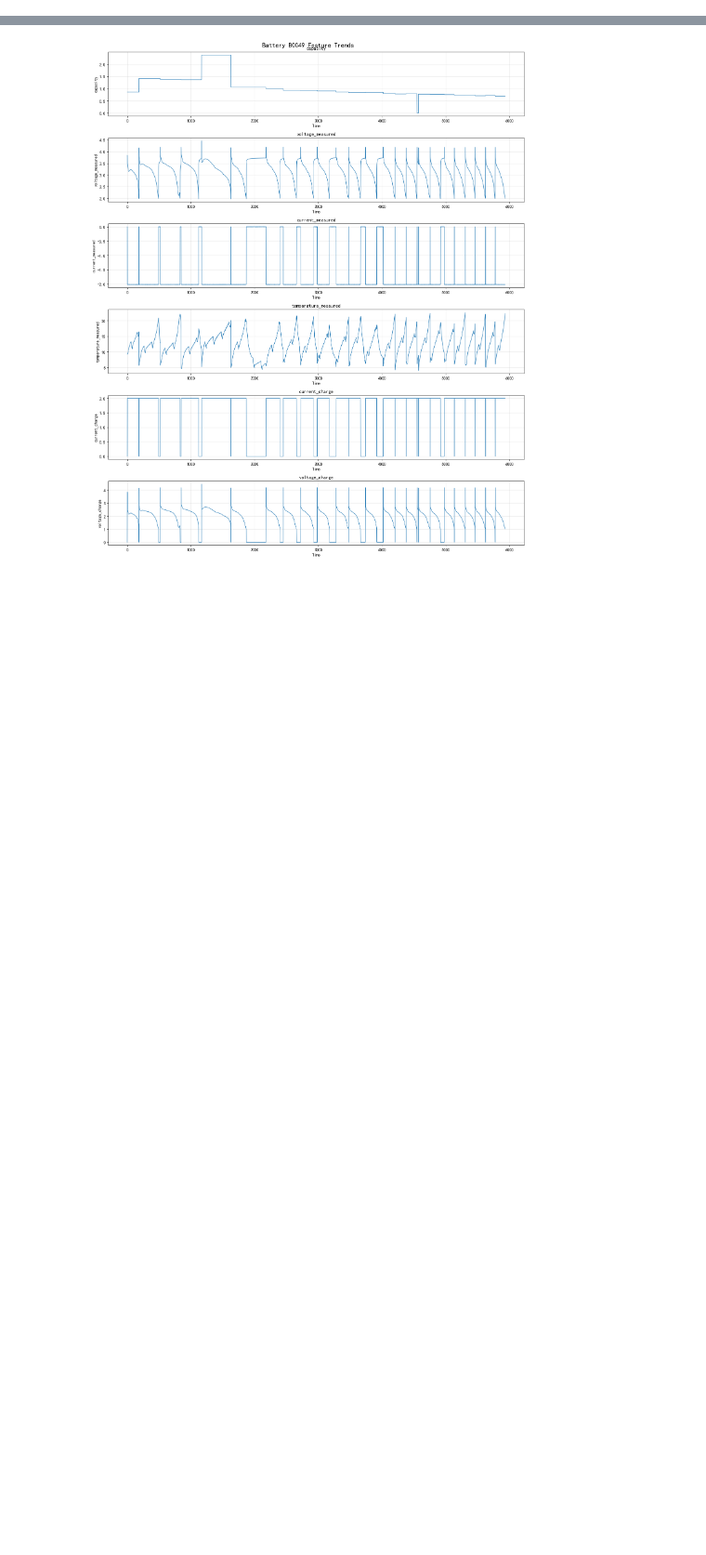
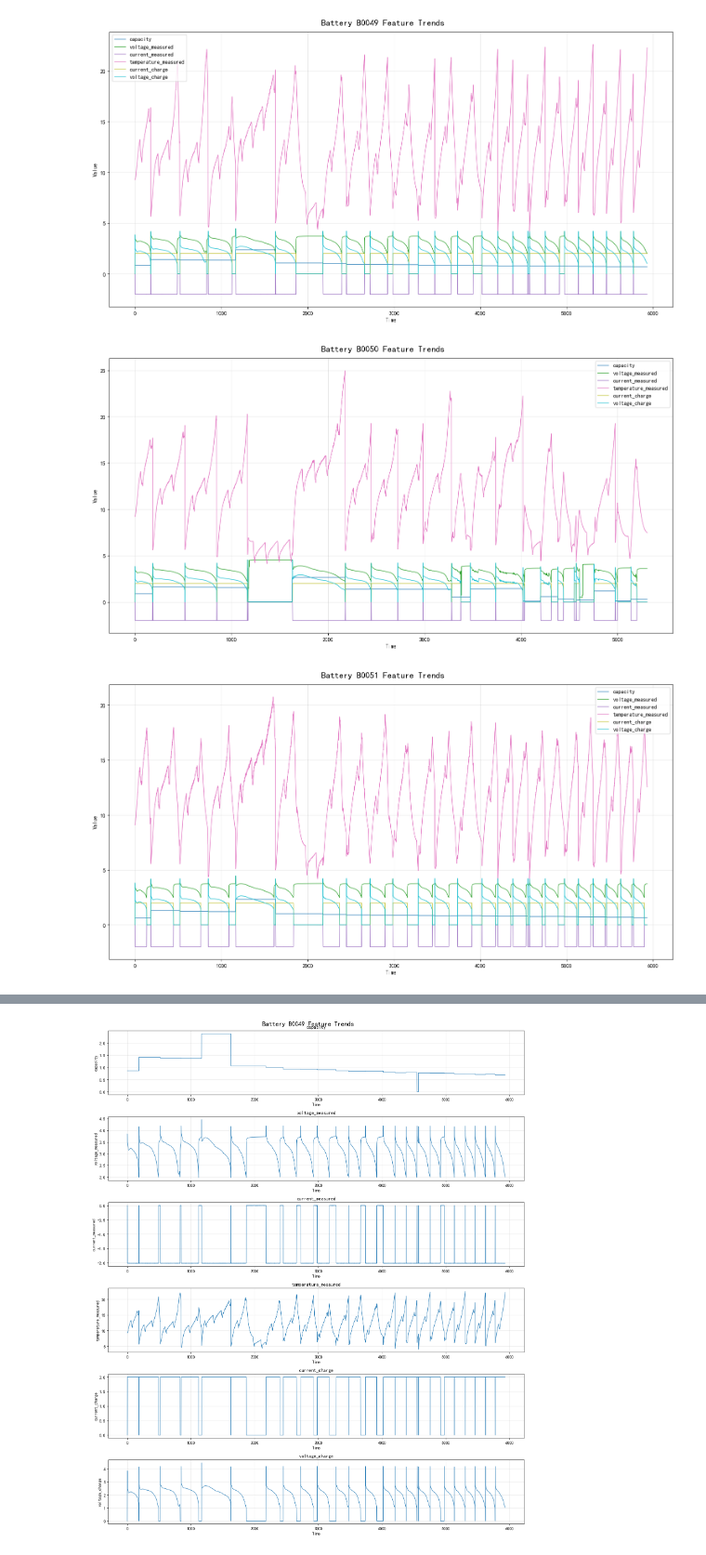
Before and after one commit to wonkawonka/EnhancedMTADGAT, a Jupyter notebook: nasa_entity_visualization.ipynb, the cells around one changed output, grey strips where cells are left out. Shown at 93% size. Drawn from its saved outputs; the diff is of its cells as text; code cells hidden in the pictures; blank space fills up the shorter version.

```diff
--- a/nasa_entity_visualization.ipynb
+++ b/nasa_entity_visualization.ipynb
@@ -55,4 +55,34 @@ def load_nasa_processed_data():
             print(f"Missing data files for battery {battery_id}")
 
     return battery_data
+# %%
+def visualize_battery_features_combined(battery_data):
+    """
+    Create combined feature trend visualization for all battery entities
+    """
+    # Define features to visualize
+    features = ['capacity', 'voltage_measured', 'current_measured',
+                'temperature_measured', 'current_charge', 'voltage_charge']
+
+    # Create separate plots for each battery
+    for battery_id, df in battery_data.items():
+        # Create a single plot with all features for this battery
+        fig, ax = plt.subplots(1, 1, figsize=(15, 8))
+
+        fig.suptitle(f'Battery {battery_id} Feature Trends', fontsize=16)
+
+        # Generate a color map for different features
+        colors = plt.cm.get_cmap('tab10', len(features))
+
+        # Plot each feature for this battery
+        for idx, feature in enumerate(features):
+            ax.plot(df.index, df[feature], linewidth=1, label=feature, color=colors(idx))
+
+        ax.set_xlabel('Time')
+        ax.set_ylabel('Value')
+        ax.grid(True, alpha=0.3)
+        ax.legend()
+
+        plt.tight_layout()
+        plt.show()
 # %%
@@ -96,0 +118,7 @@ Loaded B0052 data with shape: (1165, 6)
+# %%
+# Visualize feature trends for all batteries in a single chart
+visualize_battery_features_combined(battery_data)
+# %% [output]
+[figure, added]
+[figure, added]
+[figure, added]
```
Also changed, not shown: parts of 7 cells of this notebook, 1 other file.
